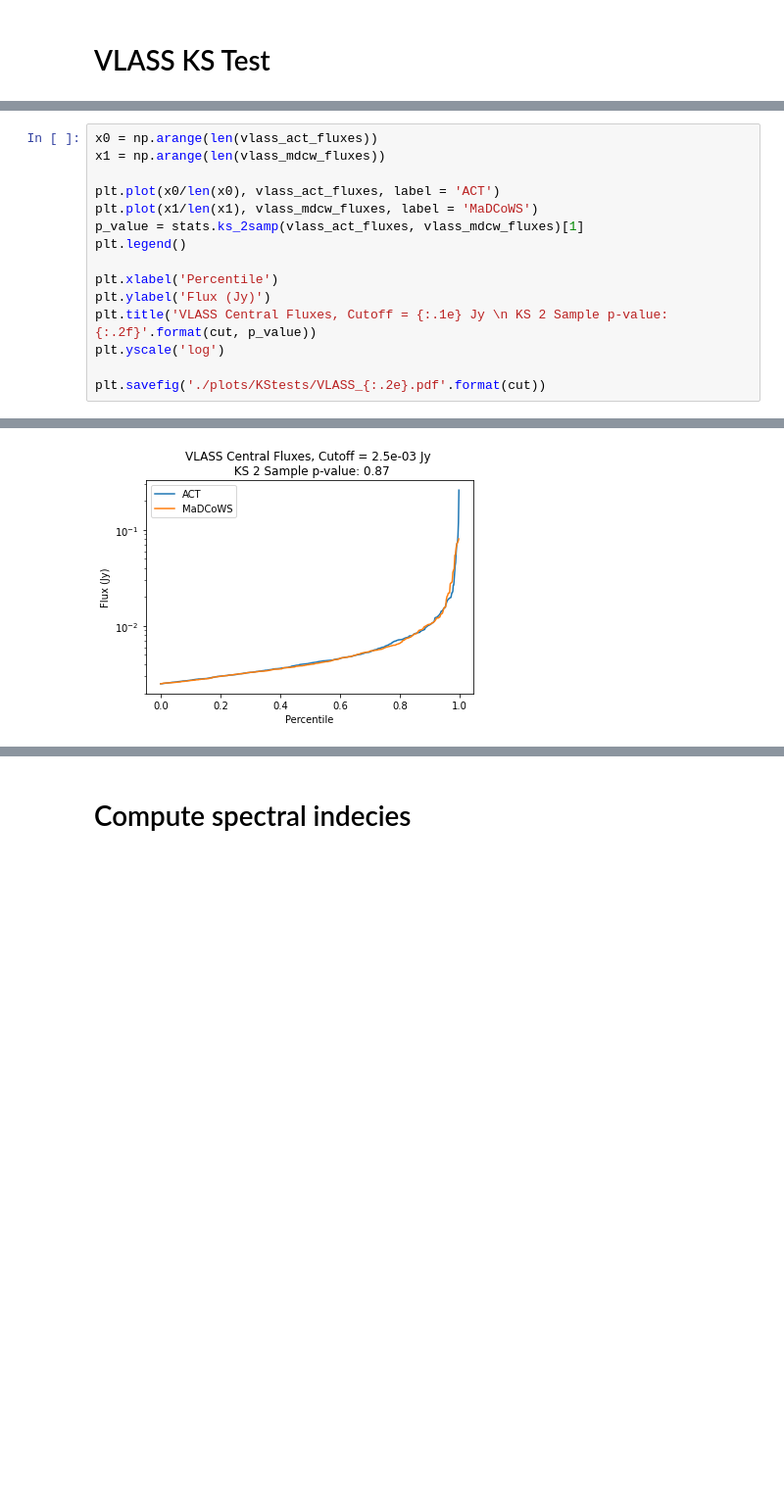
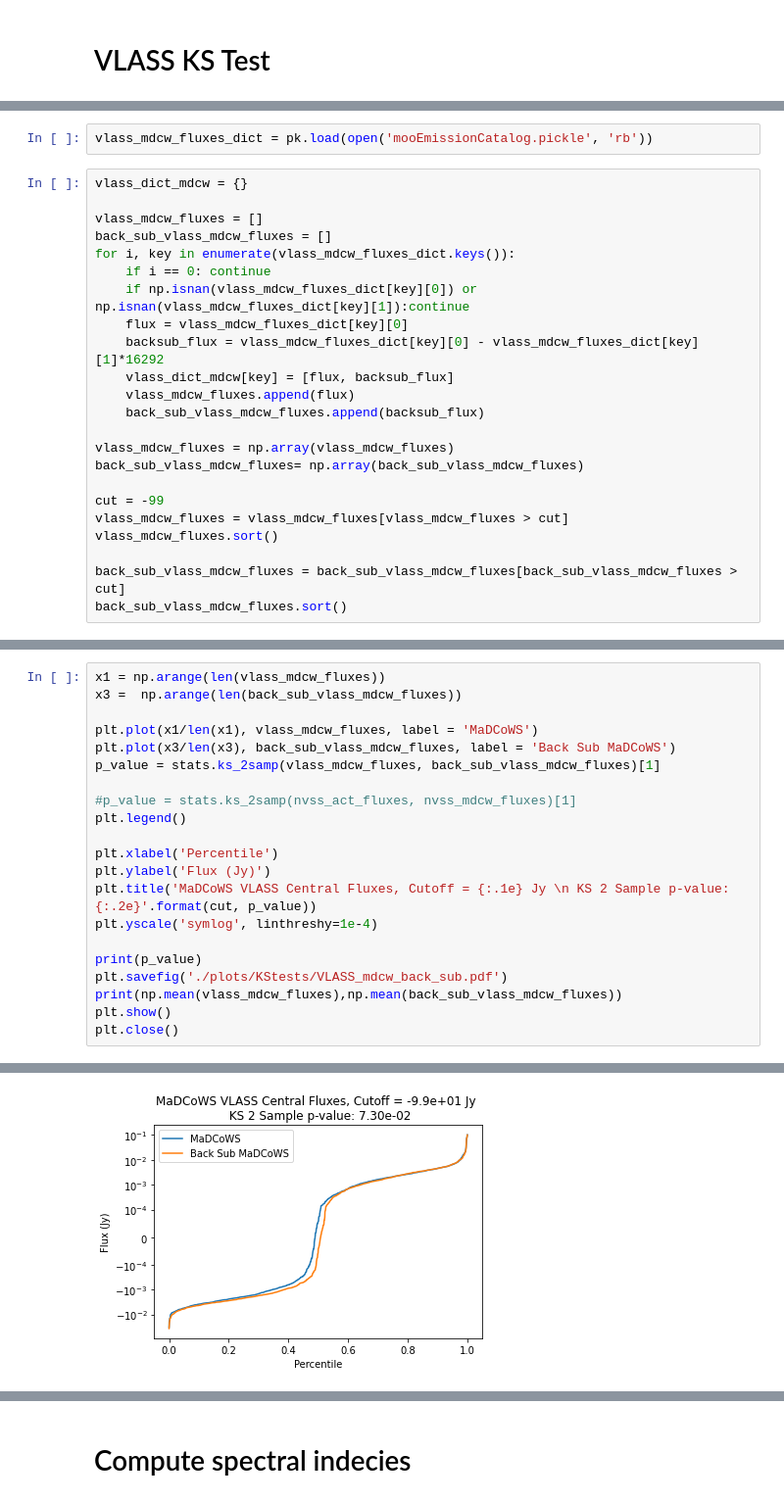
Before and after one commit to Sulla2012/madcowsclusters, a Jupyter notebook: Dust_statistics.ipynb, the cells around one changed output, grey strips where cells are left out. Shown: that part at 98% size. Saved outputs shown, nothing was run; the diff lists cells and outputs as text; blank space fills up the shorter version.

```diff
--- a/Dust_statistics.ipynb
+++ b/Dust_statistics.ipynb
@@ -136,0 +195,25 @@ vlass_mdcw_fluxes.sort()
+# %%
+vlass_mdcw_fluxes_dict = pk.load(open('mooEmissionCatalog.pickle', 'rb'))
+# %%
+vlass_dict_mdcw = {}
+
+vlass_mdcw_fluxes = []
+back_sub_vlass_mdcw_fluxes = []
+for i, key in enumerate(vlass_mdcw_fluxes_dict.keys()):
+    if i == 0: continue
+    if np.isnan(vlass_mdcw_fluxes_dict[key][0]) or np.isnan(vlass_mdcw_fluxes_dict[key][1]):continue
+    flux = vlass_mdcw_fluxes_dict[key][0]
+    backsub_flux = vlass_mdcw_fluxes_dict[key][0] - vlass_mdcw_fluxes_dict[key][1]*16292
+    vlass_dict_mdcw[key] = [flux, backsub_flux]
+    vlass_mdcw_fluxes.append(flux)
+    back_sub_vlass_mdcw_fluxes.append(backsub_flux)
+
+vlass_mdcw_fluxes = np.array(vlass_mdcw_fluxes)
+back_sub_vlass_mdcw_fluxes= np.array(back_sub_vlass_mdcw_fluxes)
+
+cut = -99
+vlass_mdcw_fluxes = vlass_mdcw_fluxes[vlass_mdcw_fluxes > cut]
+vlass_mdcw_fluxes.sort()
+
+back_sub_vlass_mdcw_fluxes = back_sub_vlass_mdcw_fluxes[back_sub_vlass_mdcw_fluxes > cut]
+back_sub_vlass_mdcw_fluxes.sort()
@@ -137,16 +226,22 @@ vlass_mdcw_fluxes.sort()
 # %%
-x0 = np.arange(len(vlass_act_fluxes))
 x1 = np.arange(len(vlass_mdcw_fluxes))
+x3 =  np.arange(len(back_sub_vlass_mdcw_fluxes))
 
-plt.plot(x0/len(x0), vlass_act_fluxes, label = 'ACT')
 plt.plot(x1/len(x1), vlass_mdcw_fluxes, label = 'MaDCoWS')
-p_value = stats.ks_2samp(vlass_act_fluxes, vlass_mdcw_fluxes)[1]
+plt.plot(x3/len(x3), back_sub_vlass_mdcw_fluxes, label = 'Back Sub MaDCoWS')
+p_value = stats.ks_2samp(vlass_mdcw_fluxes, back_sub_vlass_mdcw_fluxes)[1]
+
+#p_value = stats.ks_2samp(nvss_act_fluxes, nvss_mdcw_fluxes)[1]
 plt.legend()
 
 plt.xlabel('Percentile')
 plt.ylabel('Flux (Jy)')
-plt.title('VLASS Central Fluxes, Cutoff = {:.1e} Jy \n KS 2 Sample p-value: {:.2f}'.format(cut, p_value))
-plt.yscale('log')
+plt.title('MaDCoWS VLASS Central Fluxes, Cutoff = {:.1e} Jy \n KS 2 Sample p-value: {:.2e}'.format(cut, p_value))
+plt.yscale('symlog', linthreshy=1e-4)
 
-plt.savefig('./plots/KStests/VLASS_{:.2e}.pdf'.format(cut))
+print(p_value)
+plt.savefig('./plots/KStests/VLASS_mdcw_back_sub.pdf')
+print(np.mean(vlass_mdcw_fluxes),np.mean(back_sub_vlass_mdcw_fluxes))
+plt.show()
+plt.close()
 # %% [output]
@@ -153 +250 @@ plt.savefig('./plots/KStests/VLASS_{:.2e}.pdf'.format(cut))
-[figure, old version]
+[figure, new version]
```
Also changed, not shown: parts of 25 cells of this notebook, 3 other files.
